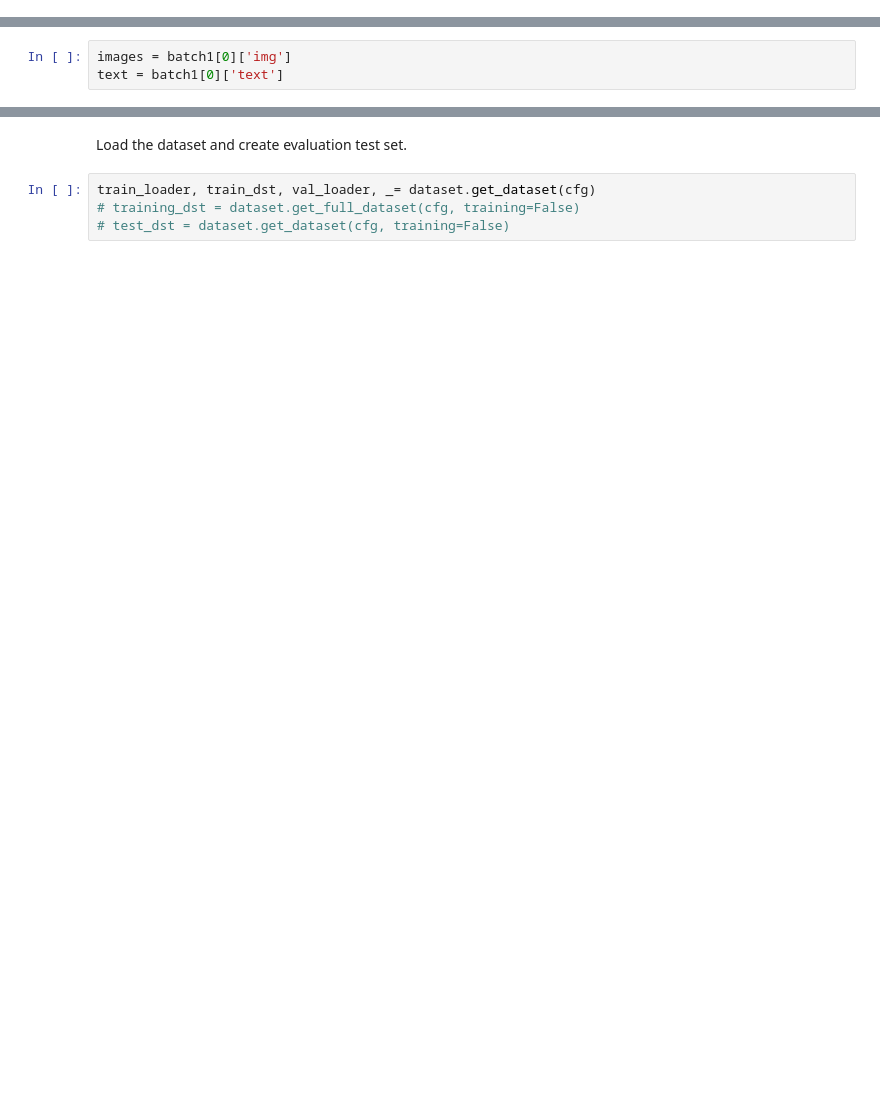
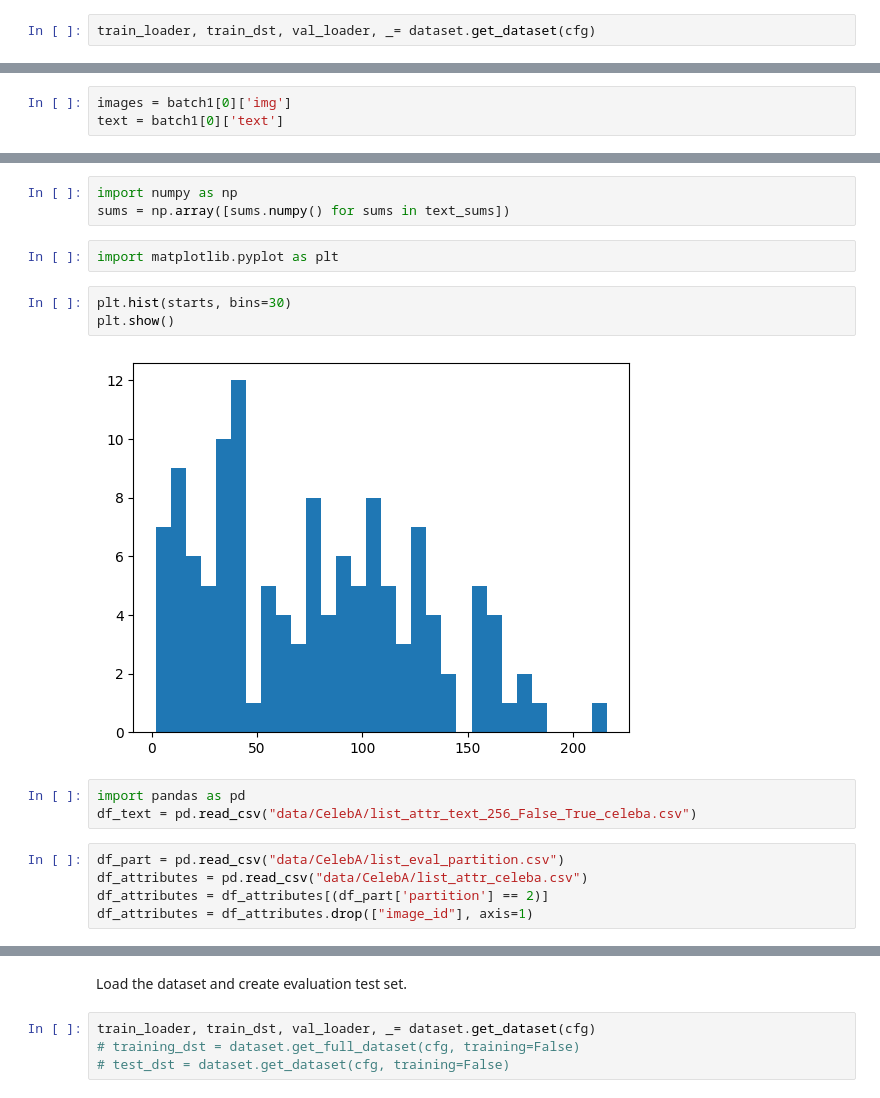
Before and after one commit to eso28599/mmvmvae, a Jupyter notebook: apply_model.ipynb, the cells around one changed output, grey strips where cells are left out. Saved outputs shown, nothing was run; the diff lists cells and outputs as text; blank space fills up the shorter version.

```diff
--- a/apply_model.ipynb
+++ b/apply_model.ipynb
@@ -78,6 +79,8 @@ with initialize(version_base=None, config_path="config", job_name="application")
                   ])
 if cfg.model.device != "cuda":
         cfg.dataset.dir_clf = cfg.dataset.dir_clf + "_cpu"
+# %%
+train_loader, train_dst, val_loader, _= dataset.get_dataset(cfg)
 # %%
 data_loader = torch.utils.data.DataLoader(
             batch_size=3654 if training else 731,
@@ -98,0 +114,18 @@ text = batch1[0]['text']
+# %%
+import numpy as np
+sums = np.array([sums.numpy() for sums in text_sums])
+# %%
+import matplotlib.pyplot as plt
+# %%
+plt.hist(starts, bins=30)
+plt.show()
+# %% [output]
+[figure, added]
+# %%
+import pandas as pd
+df_text = pd.read_csv("data/CelebA/list_attr_text_256_False_True_celeba.csv")
+# %%
+df_part = pd.read_csv("data/CelebA/list_eval_partition.csv")
+df_attributes = pd.read_csv("data/CelebA/list_attr_celeba.csv")
+df_attributes = df_attributes[(df_part['partition'] == 2)]
+df_attributes = df_attributes.drop(["image_id"], axis=1)
```
Also changed, not shown: parts of 20 cells of this notebook, 19 other files.
